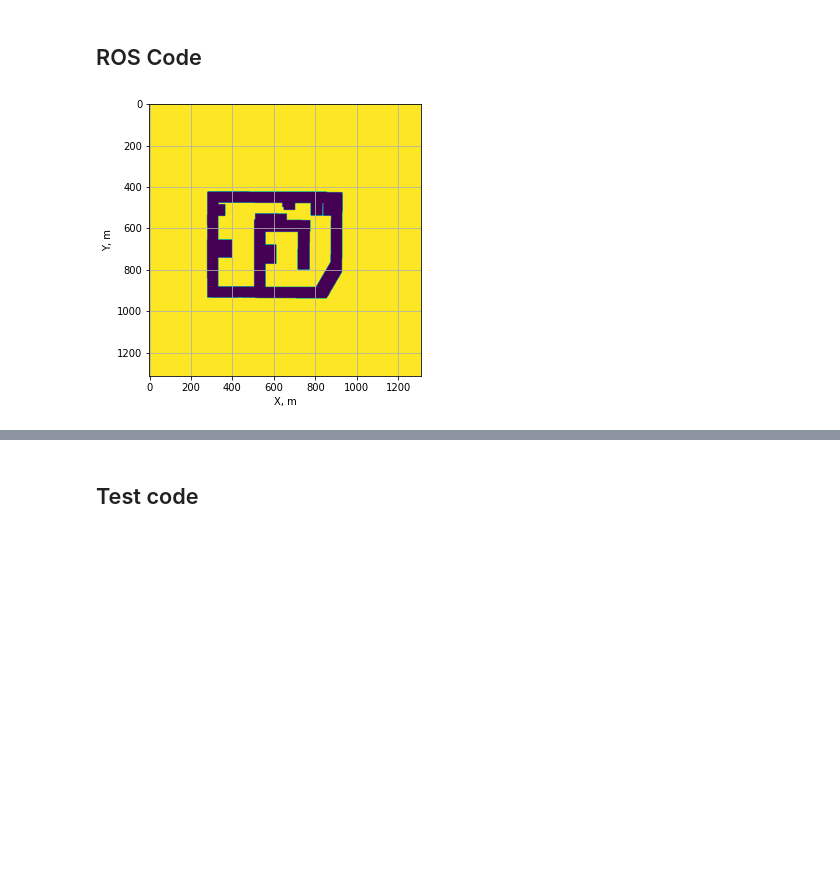
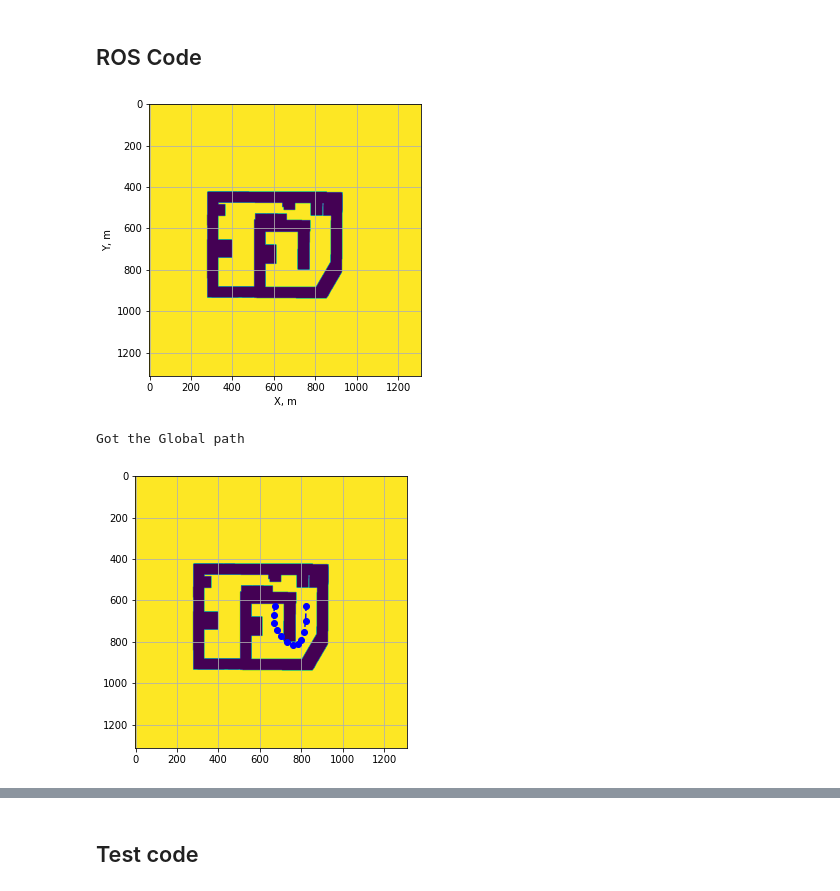
Before and after one commit to scifiswapnil/decentralized-payload-transport, a Jupyter notebook: src/jackal_workspace/scripts/LocalPlanner.ipynb, the cells around one changed output, grey strips where cells are left out. Cells and saved outputs as stored; diff of their text form; code cells hidden in the pictures; blank space fills up the shorter version.

```diff
--- a/src/jackal_workspace/scripts/LocalPlanner.ipynb
+++ b/src/jackal_workspace/scripts/LocalPlanner.ipynb
@@ -176,32 +187,34 @@ def map_callback(data):
 def path_callback(data):
     global mapdata
     global globalpath
     print("Got the Global path")
     globalpath = []
     x = []
     y = []
     for i in range(len(data.poses)):
         ans = meters2grid((data.poses[i].pose.position.x,
-                                       data.poses[i].pose.position.y))
+                           data.poses[i].pose.position.y))
         x.append(int(ans[0]))
         y.append(int(ans[1]))
     globalpath.append(x)
     globalpath.append(y)
-    globalpath = np.flip(globalpath,1)
     plt.figure(figsize=(5,5))
     plt.imshow(mapdata)
     plt.grid(True)
     plt.plot(globalpath[0],globalpath[1],"bo--")
     plt.show()
 
 def odom_callback(data):
     global current_odom
     current_odom = data
 
+
 rospy.init_node('LocalPlanner', anonymous=True)
 rospy.Subscriber("/map", OccupancyGrid, map_callback)
 rospy.Subscriber("/global_path", Path, path_callback)
 rospy.Subscriber("/jackal0/odometry/local_filtered", Odometry, odom_callback)
 path_pub = rospy.Publisher('/jackal0/cmd_vel', Twist, queue_size=10)
 # %% [output]
 [figure]
+Got the Global path
+[figure, added]
```
Also changed, not shown: parts of 6 cells of this notebook, 1 other file.
